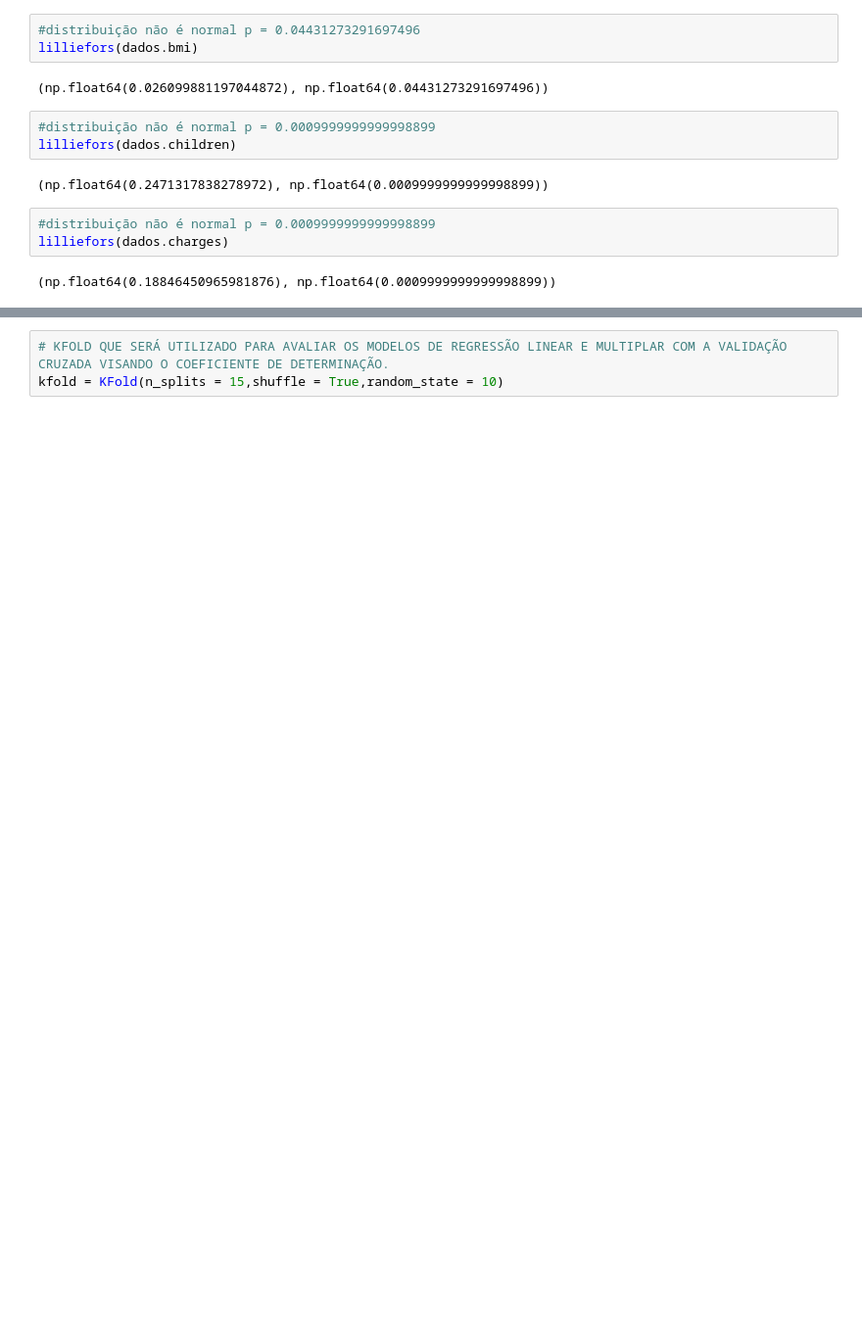
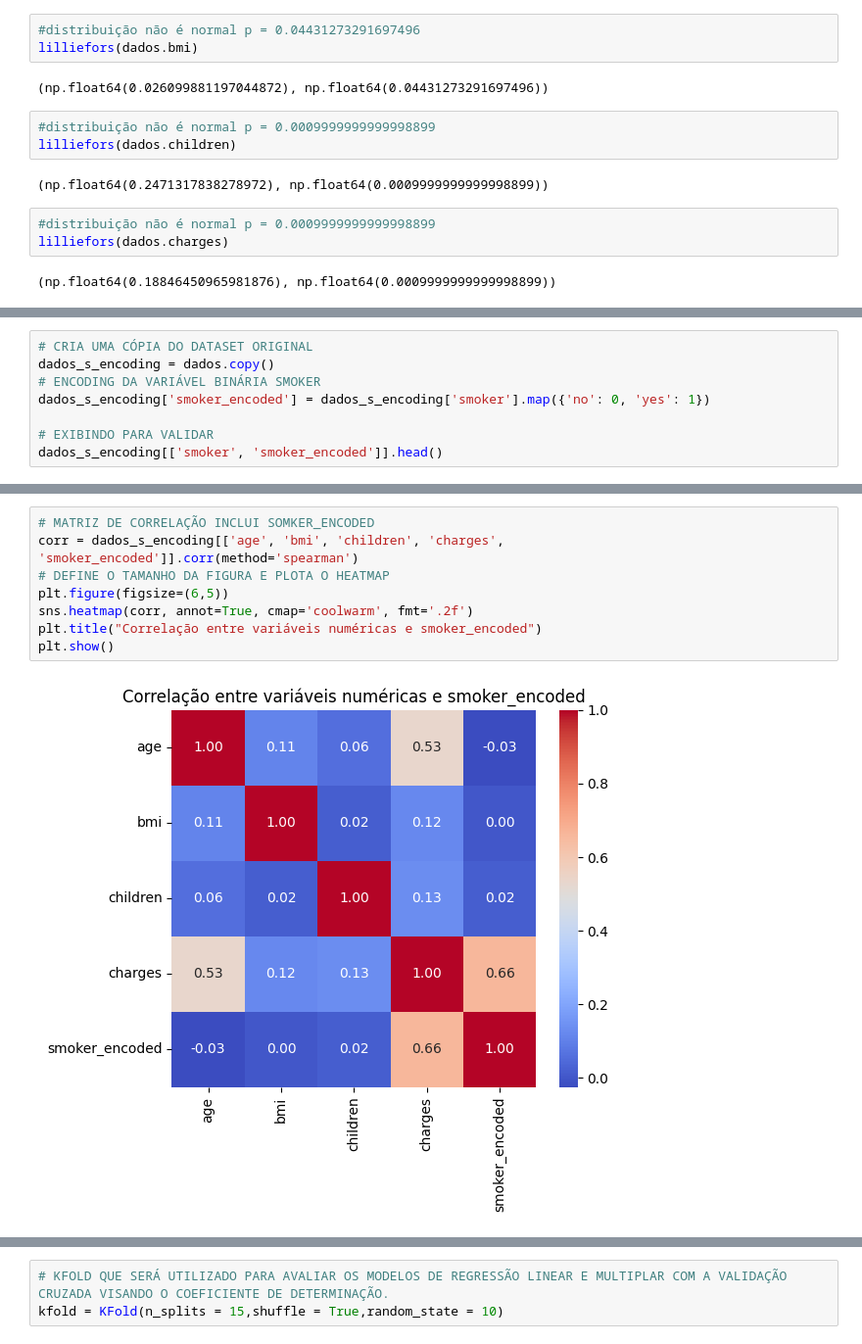
Before and after one commit to Rd-Brito13/Previsao-de-custos-de-seguro-de-saude, a Jupyter notebook: notebook/Regressor.ipynb, the cells around one changed output, grey strips where cells are left out. Shown at 98% size. Cells and saved outputs as stored; diff of their text form; blank space fills up the shorter version.

```diff
--- a/notebook/Regressor.ipynb
+++ b/notebook/Regressor.ipynb
@@ -312,0 +369,8 @@ Aqui, foi feito a observação da correlação entre as features e o target, vis
+# %%
+# CRIA UMA CÓPIA DO DATASET ORIGINAL
+dados_s_encoding = dados.copy()
+# ENCODING DA VARIÁVEL BINÁRIA SMOKER
+dados_s_encoding['smoker_encoded'] = dados_s_encoding['smoker'].map({'no': 0, 'yes': 1})
+
+# EXIBINDO PARA VALIDAR
+dados_s_encoding[['smoker', 'smoker_encoded']].head()
@@ -312,0 +384,10 @@ Aqui, foi feito a observação da correlação entre as features e o target, vis
+# %%
+# MATRIZ DE CORRELAÇÃO INCLUI SOMKER_ENCODED
+corr = dados_s_encoding[['age', 'bmi', 'children', 'charges', 'smoker_encoded']].corr(method='spearman')
+# DEFINE O TAMANHO DA FIGURA E PLOTA O HEATMAP
+plt.figure(figsize=(6,5))
+sns.heatmap(corr, annot=True, cmap='coolwarm', fmt='.2f')
+plt.title("Correlação entre variáveis numéricas e smoker_encoded")
+plt.show()
+# %% [output]
+[figure, added]
```
Also changed, not shown: parts of 65 cells of this notebook.
